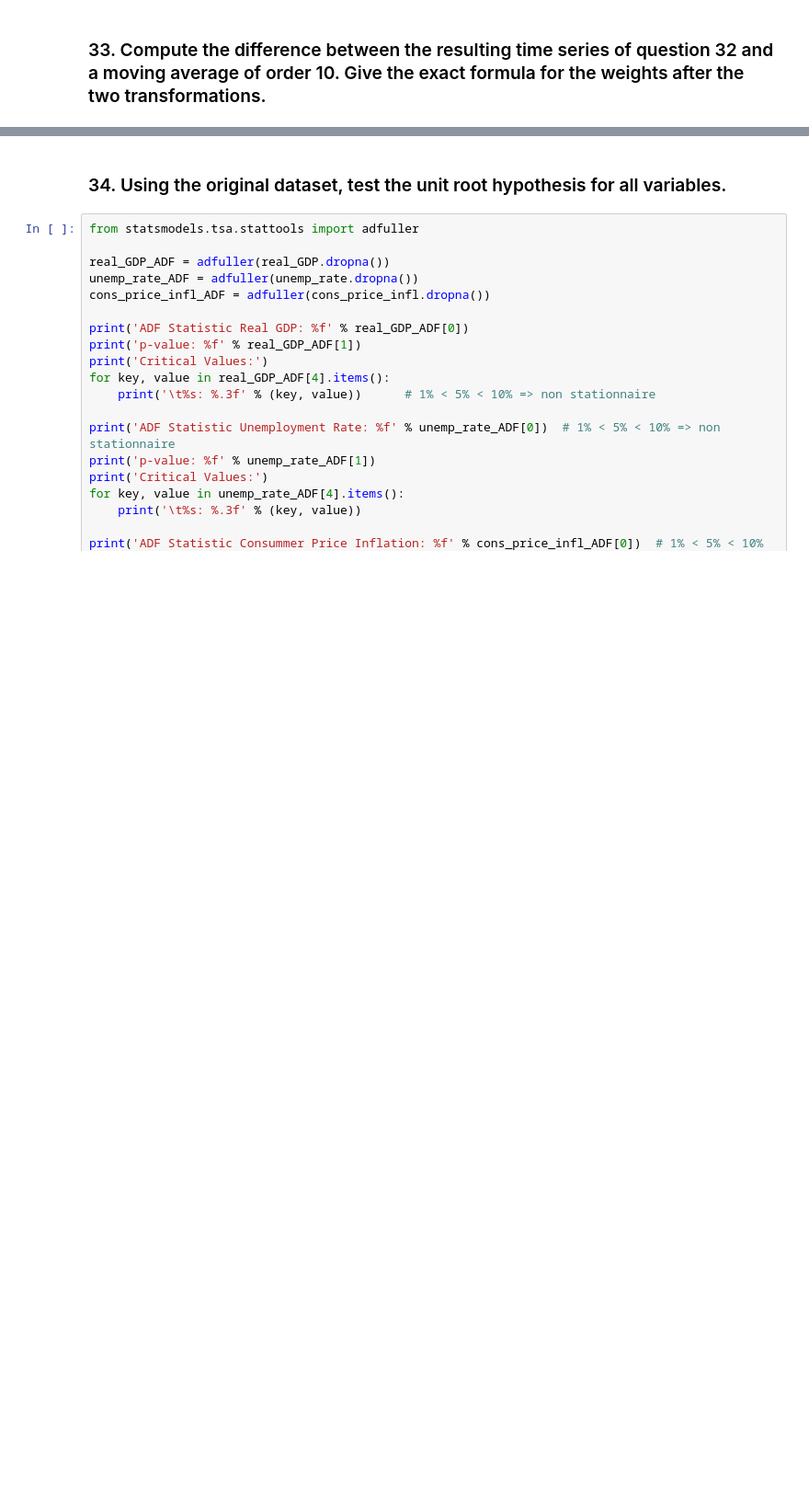
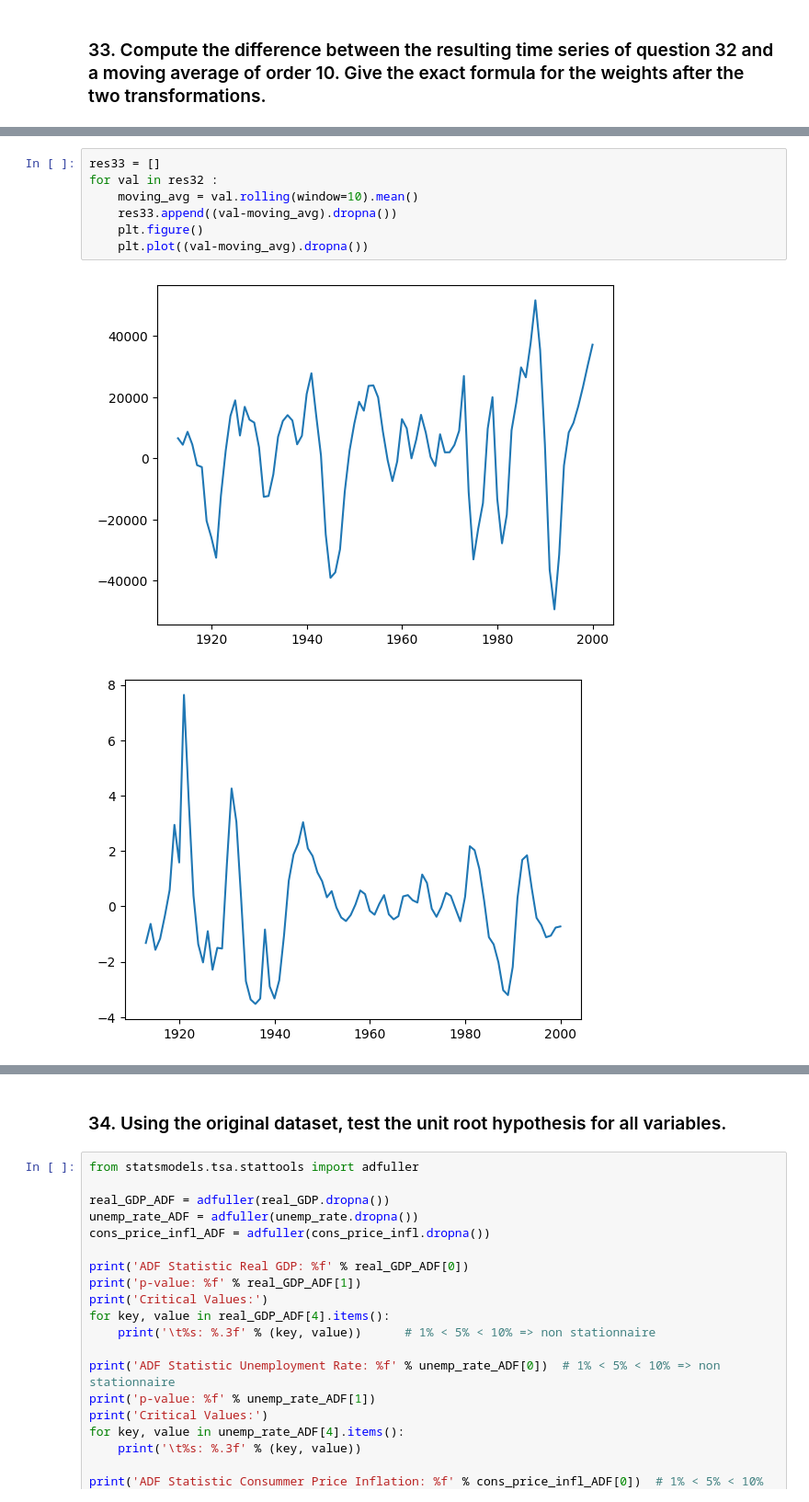
Before and after one commit to LucasChevrierGit/econometricsProject, a Jupyter notebook: project.ipynb, the cells around one changed output, grey strips where cells are left out. Shown at 92% size. Saved outputs shown, nothing was run; the diff lists cells and outputs as text; blank space fills up the shorter version.

```diff
--- a/project.ipynb
+++ b/project.ipynb
@@ -119,0 +125,10 @@ Name: Real GDP at market prices, Length: 101, dtype: float64
+# %%
+res33 = []
+for val in res32 :
+    moving_avg = val.rolling(window=10).mean()
+    res33.append((val-moving_avg).dropna())
+    plt.figure()
+    plt.plot((val-moving_avg).dropna())
+# %% [output]
+[figure, added]
+[figure, added]
```
Also changed, not shown: parts of 6 cells of this notebook.
